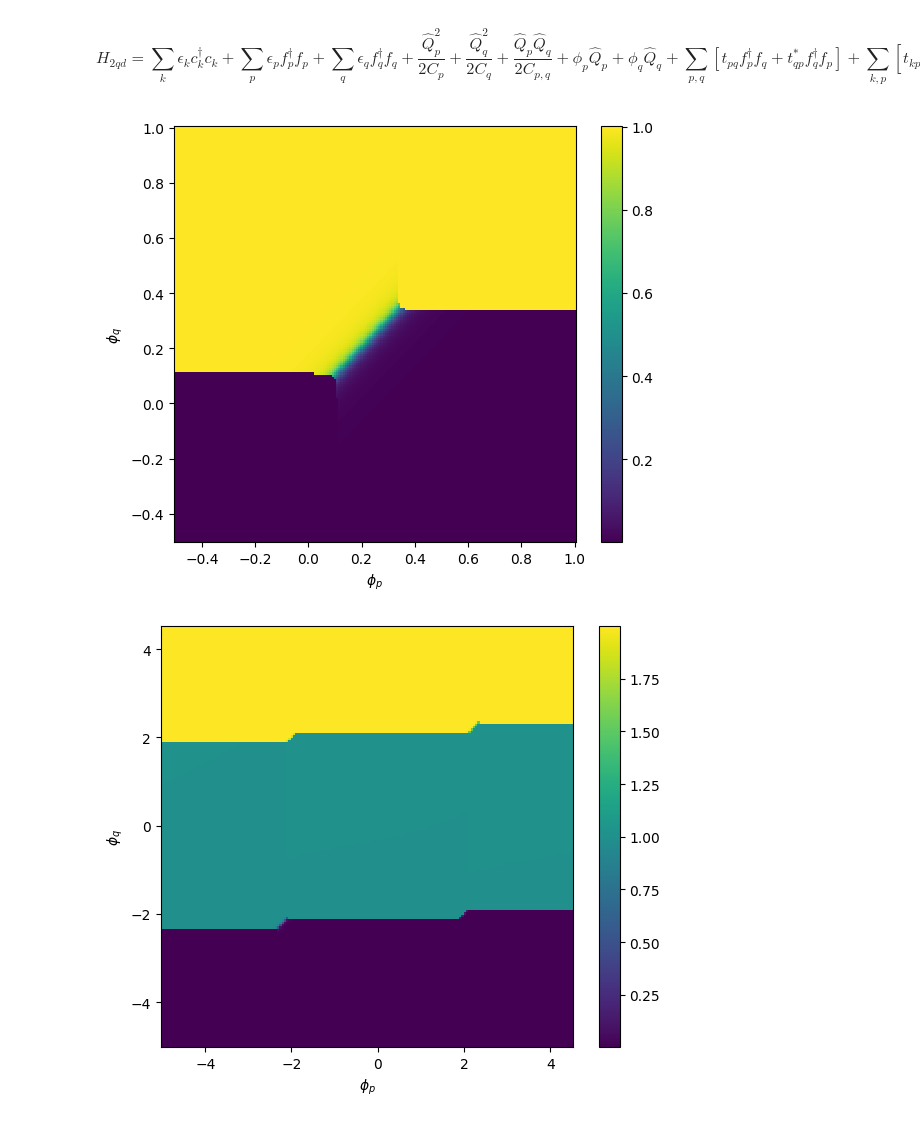
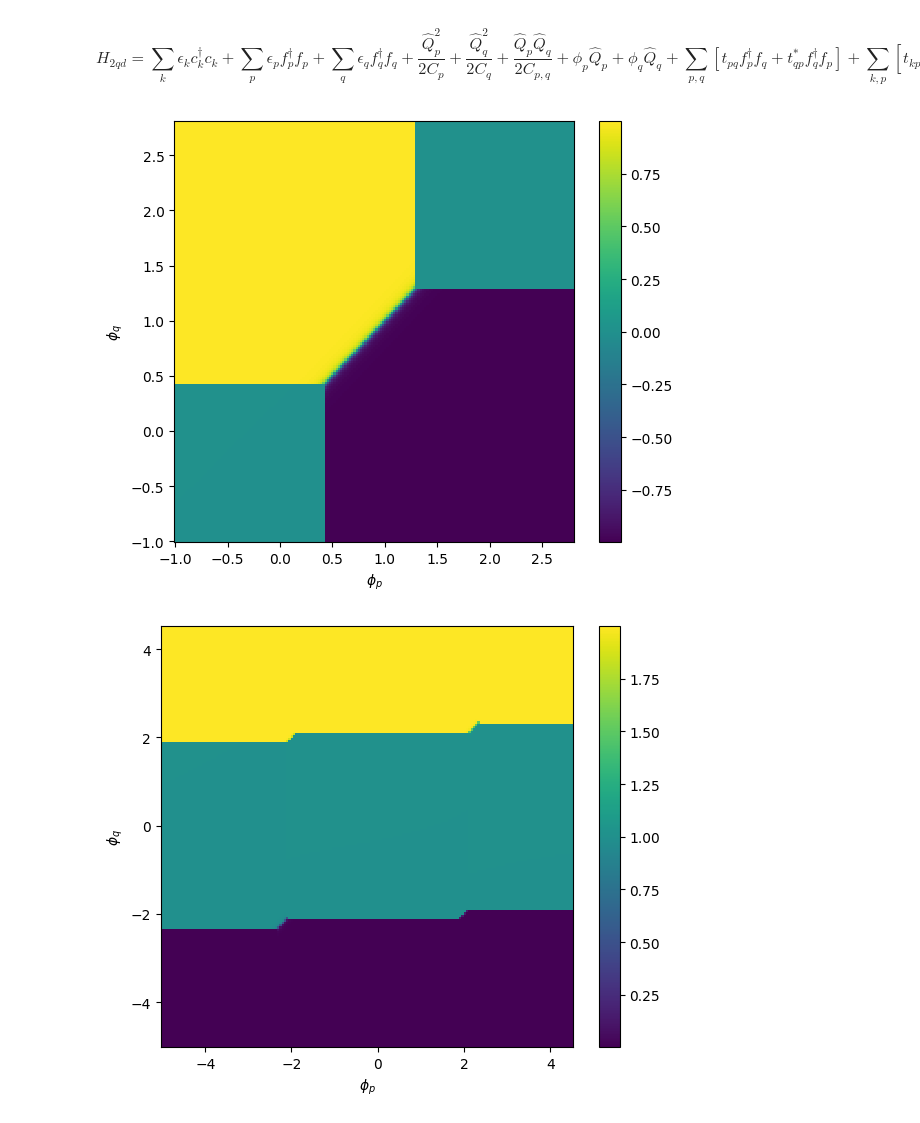
Before and after one commit to BingchengSuo/Condensed-Matter-Theory, a Jupyter notebook: DCK/Matveev's Grain.ipynb, the cells around one changed output. Drawn from its saved outputs; the diff is of its cells as text; code cells hidden in the pictures.

```diff
--- a/DCK/Matveev's Grain.ipynb
+++ b/DCK/Matveev's Grain.ipynb
@@ -368,18 +368,13 @@ a.__next__()
 # %% [markdown]
 $$H_{2qd} = \sum_k \epsilon_k c^\dagger_k c_k + \sum_p \epsilon_p f^\dagger_p f_p + \sum_q \epsilon_q f^\dagger_q f_q +  \frac{\hat{Q}_p^2}{2C_p} +  \frac{\hat{Q}_q^2}{2C_q} + \frac{\hat{Q}_p \hat{Q}_q}{2C_{p,q}} +\phi_p \hat{Q}_p + \phi_q \hat{Q}_q + \sum_{p,q}[t_{pq} f^\dagger_p f_q + t^*_{qp}f^\dagger_q f_p] + \sum_{k,p} [t_{kp} c^\dagger_k f_p + t^*_{pk}f^\dagger_p c_k] + \sum_{k,q} [t_{kq} c^\dagger_k f_q + t^*_{qk}f^\dagger_q c_k]$$
 # %%
-import numpy as np
-from itertools import product
-from scipy.sparse import csr_matrix, diags, identity
-from scipy.sparse.linalg import eigsh
-
 class H_2qd:
     def __init__(self, phi_p, phi_q, t_pq, t_kp, t_kq, Nk, Np, Nq):
         self.phi_p, self.phi_q = phi_p, phi_q
         self.t_pq, self.t_kp, self.t_kq = t_pq, t_kp, t_kq
         self.Nk, self.Np, self.Nq = Nk, Np, Nq
         self.e_charge = -1.0
-        self.C_p, self.C_q, self.C_pq = 1,1,0.1
+        self.C_p, self.C_q, self.C_pq = 1,1,0.3
         self.eps_k = np.linspace(-2, 2, Nk)
         self.eps_p = np.linspace(-1, 1, Np)
         self.eps_q = np.linspace(-1, 1, Nq)
@@ -412,11 +407,20 @@ class H_2qd:
     def ann_ops(self): return [self.ann_op(m) for m in range(self.Nk+self.Np+self.Nq)]
     def num_ops(self): return [diags([b[m] for b in self._basis], format='csr') for m in range(self.Nk+self.Np+self.Nq)]
 
-    def lead(self): return sum(self.eps_k[k]*self.num_ops()[k] for k in range(self.Nk))
-    def p(self):    return sum(self.eps_p[p]*self.num_ops()[self.Nk+p] for p in range(self.Np))
-    def q(self):    return sum(self.eps_q[q]*self.num_ops()[self.Nk+self.Np+q] for q in range(self.Nq))
-    def N_p_op(self): return sum(self.num_ops()[self.Nk+p] for p in range(self.Np))
-    def N_q_op(self): return sum(self.num_ops()[self.Nk+self.Np+q] for q in range(self.Nq))
+    def lead(self):
+        return sum(self.eps_k[k]*self.num_ops()[k] for k in range(self.Nk))
+
+    def p(self):
+        return sum(self.eps_p[p]*self.num_ops()[self.Nk+p] for p in range(self.Np))
+
+    def q(self):
+        return sum(self.eps_q[q]*self.num_ops()[self.Nk+self.Np+q] for q in range(self.Nq))
+
+    def N_p_op(self):
+        return sum(self.num_ops()[self.Nk+p] for p in range(self.Np))
+
+    def N_q_op(self):
+        return sum(self.num_ops()[self.Nk+self.Np+q] for q in range(self.Nq))
 
     def Q_p_op(self):
         N0 = sum(self.theta(ep) for ep in self.eps_p)
@@ -467,32 +471,32 @@ class H_2qd:
 H = H_2qd(phi_p=0.0, phi_q=0.0, t_pq=0.1, t_kp=0.1, t_kq=0.1, Nk=2, Np=2, Nq=2)
 vals, vecs = eigsh(H.total(), k=1, which='SA')
 # %%
-phi_p_list = np.linspace(-0.5, 1.0, 181)
-phi_q_list = np.linspace(-0.5, 1.0, 181)
+phi_p_list = np.linspace(-1, 2.8, 181)
+phi_q_list = np.linspace(-1, 2.8, 181)
 N_vs_phi = np.zeros((len(phi_p_list), len(phi_q_list)))
 
 # Loop over the 2D parameter space
 for i, phi_pp in enumerate(phi_p_list):
     for j, phi_qq in enumerate(phi_q_list):
         H = H_2qd(phi_p=phi_pp, phi_q=phi_qq,
                   t_pq=0.01, t_kp=0.01, t_kq=0.01,
                   Nk=1, Np=1, Nq=1)
         val, vec = eigsh(H.total(), k=1, which='SA')
         gs = vec[:, 0]
-        Ncharge = np.real(gs.conj().T @ (H.N_q_op()) @ gs)
+        Ncharge = np.real(gs.conj().T @ (H.N_q_op()-H.N_p_op()) @ gs)
         N_vs_phi[i, j] = Ncharge
 
 # Make color plot
 fig, ax = plt.subplots(figsize=(6,5), layout='tight')
 
 c = ax.pcolormesh(phi_p_list, phi_q_list, N_vs_phi.T, shading='auto', cmap='viridis')
 ax.set_xlabel(r'$\phi_p$')
 ax.set_ylabel(r'$\phi_q$')
 fig.colorbar(c, ax=ax)
 
 plt.show()
 # %% [output]
-[figure, old version]
+[figure, new version]
 # %%
 phi_p_list = np.linspace(-5, 4.5, 181)
 phi_q_list = np.linspace(-5, 4.5, 181)
```
Also changed, not shown: parts of 2 cells of this notebook.
